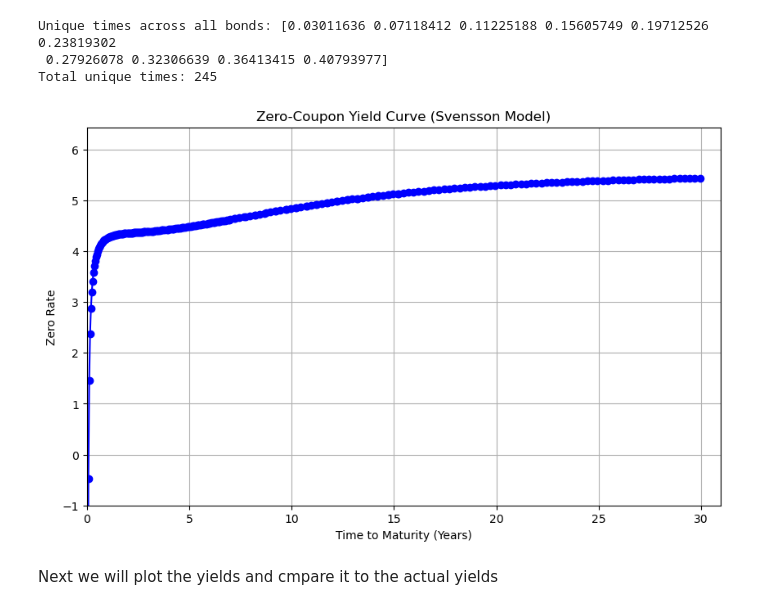
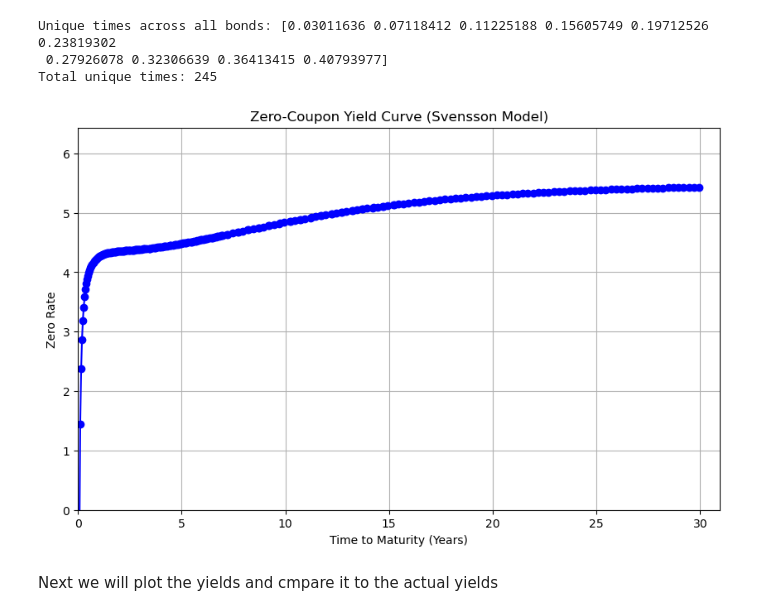
Before and after one commit to elopezarb/zcb_treasury_curve, a Jupyter notebook: notebooks/ZCB Bond Yield Curve.ipynb, the cells around one changed output. Drawn from its saved outputs; the diff is of its cells as text; code cells hidden in the pictures.

```diff
--- a/notebooks/ZCB Bond Yield Curve.ipynb
+++ b/notebooks/ZCB Bond Yield Curve.ipynb
@@ -681,17 +681,17 @@ Total unique times: 245
 # %%
 import matplotlib.pyplot as plt
 from src.bond_funs import svensson_zero_rate
 zero_rates = svensson_zero_rate(times_array, theta_optimal)
 plt.figure(figsize=(10, 6))
 plt.plot(times_array, zero_rates*100, marker='o', linestyle='-', color='b')
 plt.title('Zero-Coupon Yield Curve (Svensson Model)')
 plt.xlim(0, max(times_array) + 1)
-plt.ylim(-1, max(zero_rates*100) + 1)
+plt.ylim(0, max(zero_rates*100) + 1)
 plt.xlabel('Time to Maturity (Years)')
 plt.ylabel('Zero Rate')
 plt.grid(True)
 plt.show()
 # %% [output]
-[figure, old version]
+[figure, new version]
 # %% [markdown]
 Next we will plot the yields and cmpare it to the actual yields
```
Also changed, not shown: parts of 5 cells of this notebook.
